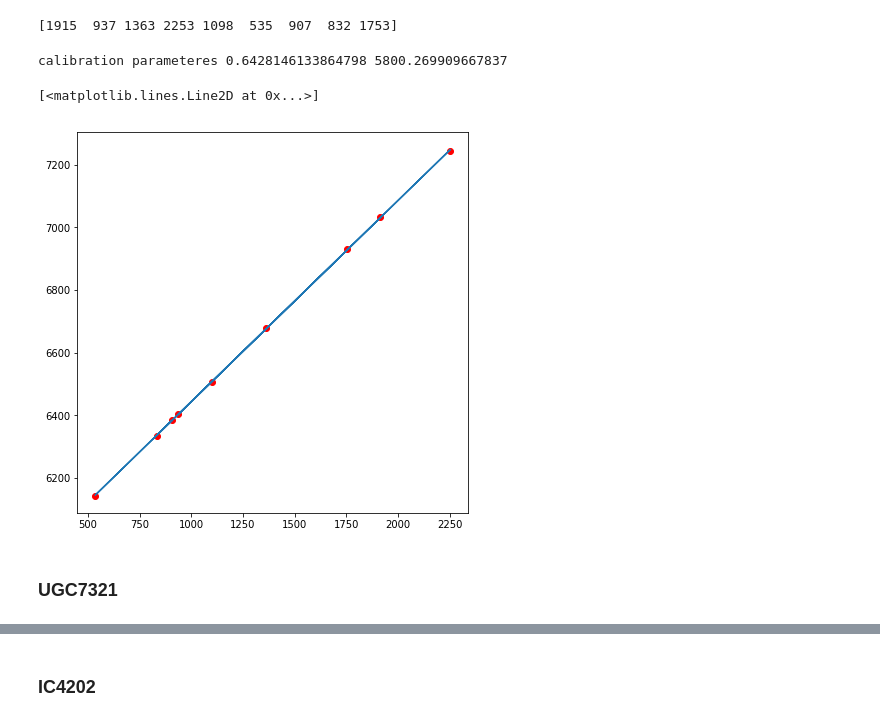
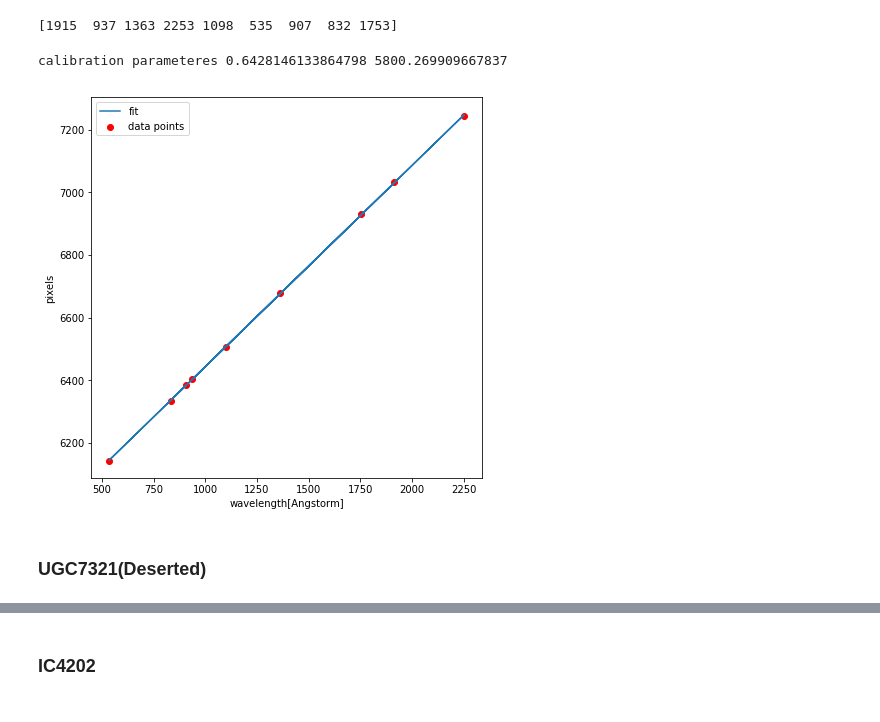
Before and after one commit to PengpeiZhu/ASTR136, a Jupyter notebook: dark_matter_data_handle.ipynb, the cells around one changed output, grey strips where cells are left out. Drawn from its saved outputs; the diff is of its cells as text; code cells hidden in the pictures.

```diff
--- a/dark_matter_data_handle.ipynb
+++ b/dark_matter_data_handle.ipynb
@@ -143,19 +144,22 @@ print(x)
 [1915  937 1363 2253 1098  535  907  832 1753]
 # %%
 plt.figure(figsize=(7,7))
-plt.scatter(x,y,c='r')
+plt.scatter(x,y,c='r',label='data points')
 
 a_fit, b_fit = np.poly1d(np.polyfit(x, y, 1)) #weight with uncertainties
 print('calibration parameteres',a_fit, b_fit)
 
 y_fit = a_fit *x + b_fit
 plt.plot(x,y_fit,label='fit')
+plt.xlabel('wavelength[Angstorm]')
+plt.ylabel('pixels')
+plt.legend()
+plt.savefig('Pix2wavelength.png')
 # %% [output]
 calibration parameteres 0.6428146133864798 5800.269909667837
-[<matplotlib.lines.Line2D at 0x...>]
-[figure, old version]
+[figure, new version]
 # %% [markdown]
-### UGC7321
+### UGC7321(Deserted)
 # %%
 # calibration
 cali_UGC = np.zeros((m_bias.shape[0],m_bias.shape[1],len(UGC_list)))
```
Also changed, not shown: parts of 27 cells of this notebook.
